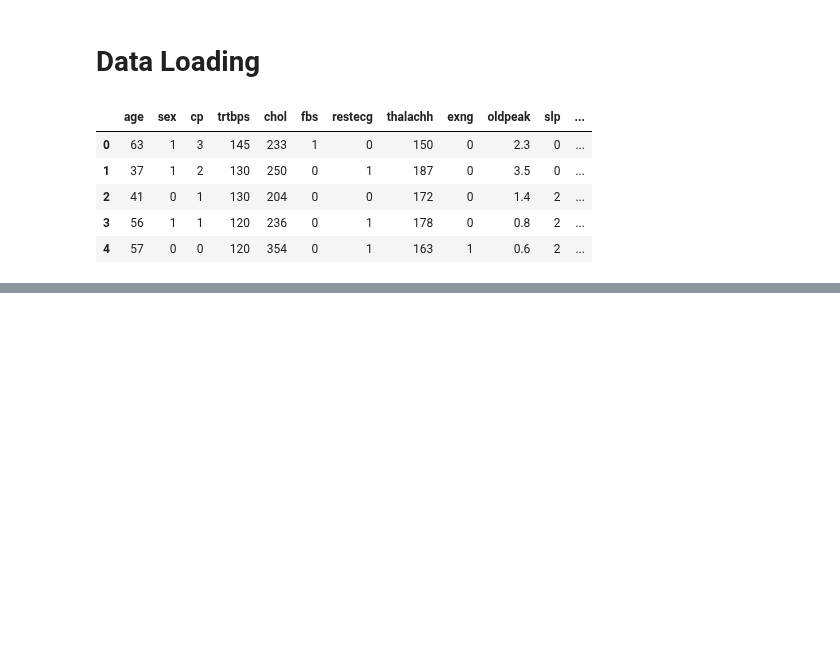
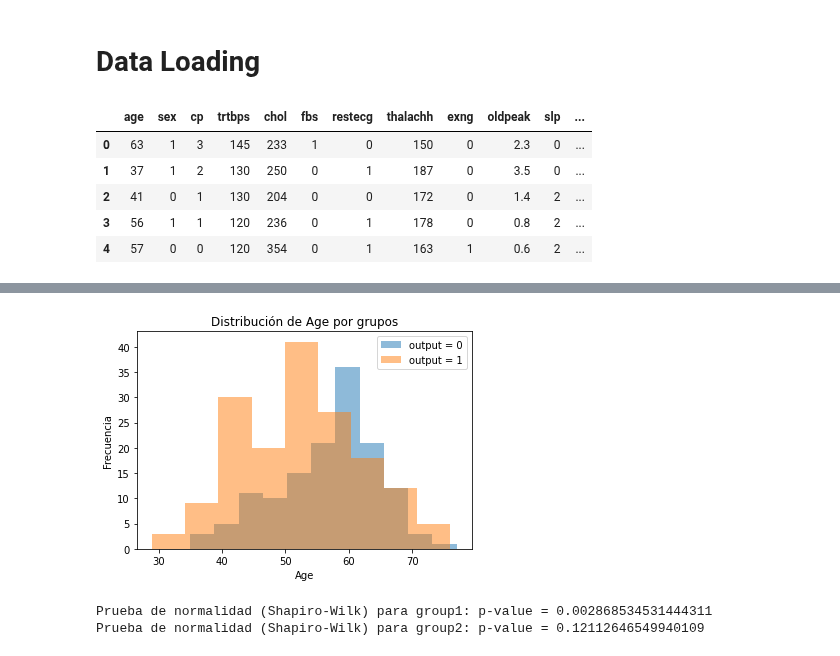
Before and after one commit to OscarTienda/heart-attack-analysis-prection, a Jupyter notebook: code/heart-attack-analysis-prediction.ipynb, the cells around one changed output, grey strips where cells are left out. Cells and saved outputs as stored; diff of their text form; code cells hidden in the pictures; blank space fills up the shorter version.

```diff
--- a/code/heart-attack-analysis-prediction.ipynb
+++ b/code/heart-attack-analysis-prediction.ipynb
@@ -20,0 +238,3 @@ df_original.head()
+# %%
+group1 = df_original[df_original['output'] == 0]
+group2 = df_original[df_original['output'] == 1]
@@ -20,0 +244,23 @@ df_original.head()
+# %%
+# Realizar pruebas de normalidad
+group1_age = group1['age']
+group2_age = group2['age']
+
+# Verificación de la normalidad
+plt.figure()
+plt.hist(group1_age, bins='auto', alpha=0.5, label='output = 0')
+plt.hist(group2_age, bins='auto', alpha=0.5, label='output = 1')
+plt.xlabel('Age')
+plt.ylabel('Frecuencia')
+plt.title('Distribución de Age por grupos')
+plt.legend()
+plt.show()
+
+_, p_value1 = stats.shapiro(group1_age)
+_, p_value2 = stats.shapiro(group2_age)
+print('Prueba de normalidad (Shapiro-Wilk) para group1: p-value =', p_value1)
+print('Prueba de normalidad (Shapiro-Wilk) para group2: p-value =', p_value2)
+# %% [output]
+[figure, added]
+Prueba de normalidad (Shapiro-Wilk) para group1: p-value = 0.002868534531444311
+Prueba de normalidad (Shapiro-Wilk) para group2: p-value = 0.12112646549940109
```
Also changed, not shown: parts of 58 cells of this notebook, 1 other file.
